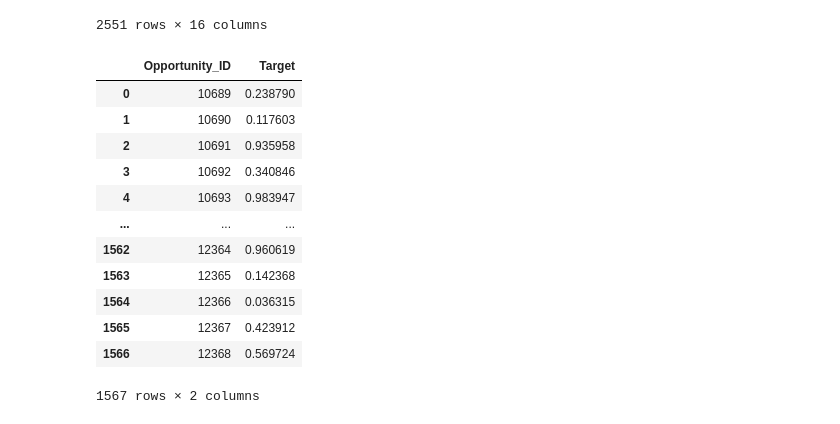
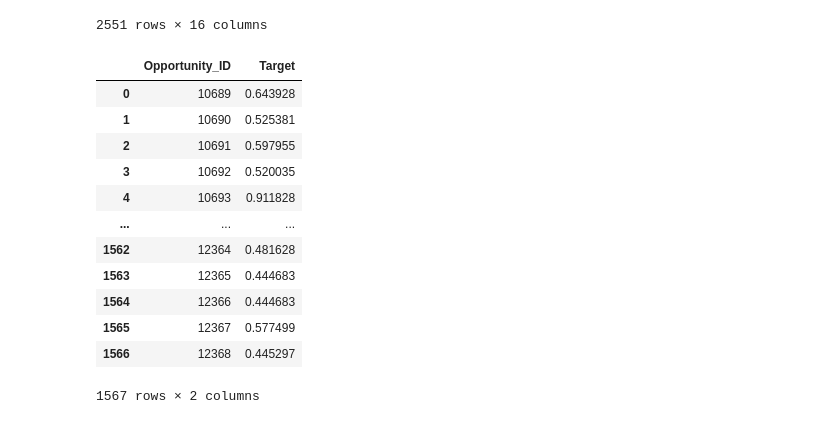
Before and after one commit to manulon/OrgaDatosTP2, a Jupyter notebook: XGBoost-NuevoDeCeroPostAnalisis.ipynb, the cells around one changed output. Drawn from its saved outputs; the diff is of its cells as text; code cells hidden in the pictures.

```diff
--- a/XGBoost-NuevoDeCeroPostAnalisis.ipynb
+++ b/XGBoost-NuevoDeCeroPostAnalisis.ipynb
@@ -286,19 +286,19 @@ oportunidades
 12642 rows × 17 columns
 # %%
 params ={
- 'alpha': 0.0001,
+ #'alpha': 0.0001,
  'colsample_bytree': 0.7999999999999999,
- 'gamma': 0.15000000000000002,
+ #'gamma': 0.15000000000000002,
  'learning_rate': 0.02,
- 'max_depth': 7,
+ 'max_depth': 4,
  'subsample': 0.8999999999999999}
 
 xg_reg = xgb.XGBRegressor(objective='binary:logistic',
                          n_estimators = 25,
                          eval_metric='logloss',
-                         alpha = params['alpha'],
+                         #alpha = params['alpha'],
                          colsample_bytree = params['colsample_bytree'],
-                         gamma = params['gamma'],
+                         #gamma = params['gamma'],
                          max_depth = params['max_depth'],
                          subsample = params['subsample'],
                          eval_metrics = 'logloss')
@@ -307,12 +307,12 @@ x_train = oportunidades.groupby('Opportunity_ID').agg({
                                  'Total_Amount':'sum',
                                  'Total_Taxable_Amount':'mean',\
                                  'Encoding_Source': lambda x:x.value_counts().index[0],
-                                 #'Currency_Es_JPY_O_AUD':'mean',
-                                 #'Region_Es_APAC':'mean',\
+                                 'Currency_Es_JPY_O_AUD':'mean',
+                                 'Region_Es_APAC':'mean',\
                                  #'APAC':'mean','EMEA':'mean','Americas':'mean',
                                  'Encoding_Territory':'mean',
                                  'Diferencia_Amounts':'mean',
-                                 #'TRF_Mayor_A_0':'mean',\
+                                 'TRF_Mayor_A_0':'mean',\
                                  'Encoding_Prod_Family':'mean','Encoding_Prod_Name':'mean','Encoding_Account_Name':'mean',\
                                  'Encoding_Opportunity_Owner':'mean','Encoding_Account_Owner':'mean','Encoding_Account_Type':'mean',\
                                   'Encoding_Opportunity_Type':'mean'})
@@ -501,39 +499,39 @@ oportunidades
 # %%
 x_test = oportunidades.groupby('Opportunity_ID').agg({
                                  'Total_Amount':'sum',
                                  'Total_Taxable_Amount':'mean',\
                                  'Encoding_Source': lambda x:x.value_counts().index[0],
-                                 #'Currency_Es_JPY_O_AUD':'mean',
-                                 #'Region_Es_APAC':'mean',\
+                                 'Currency_Es_JPY_O_AUD':'mean',
+                                 'Region_Es_APAC':'mean',\
                                  #'APAC':'mean','EMEA':'mean','Americas':'mean',
                                  'Encoding_Territory':'mean',
                                  'Diferencia_Amounts':'mean',
-                                 #'TRF_Mayor_A_0':'mean',\
+                                 'TRF_Mayor_A_0':'mean',\
                                  'Encoding_Prod_Family':'mean','Encoding_Prod_Name':'mean','Encoding_Account_Name':'mean',\
                                  'Encoding_Opportunity_Owner':'mean','Encoding_Account_Owner':'mean','Encoding_Account_Type':'mean',\
                                  'Encoding_Opportunity_Type':'mean'})
 
 predictions = xg_reg.predict(x_test)
 x_test = x_test.reset_index()
 serie1 = pd.DataFrame(x_test['Opportunity_ID'])
 serie2 = pd.DataFrame(predictions)
 df = pd.DataFrame(serie1)
 df['Target'] = serie2
 df.columns = ['Opportunity_ID', 'Target']
 df
 # %% [output]
 |  | Opportunity_ID | Target |
-| 0 | 10689 | 0.238790 |
-| 1 | 10690 | 0.117603 |
-| 2 | 10691 | 0.935958 |
-| 3 | 10692 | 0.340846 |
-| 4 | 10693 | 0.983947 |
+| 0 | 10689 | 0.643928 |
+| 1 | 10690 | 0.525381 |
+| 2 | 10691 | 0.597955 |
+| 3 | 10692 | 0.520035 |
+| 4 | 10693 | 0.911828 |
 | ... | ... | ... |
-| 1562 | 12364 | 0.960619 |
-| 1563 | 12365 | 0.142368 |
-| 1564 | 12366 | 0.036315 |
-| 1565 | 12367 | 0.423912 |
-| 1566 | 12368 | 0.569724 |
+| 1562 | 12364 | 0.481628 |
+| 1563 | 12365 | 0.444683 |
+| 1564 | 12366 | 0.444683 |
+| 1565 | 12367 | 0.577499 |
+| 1566 | 12368 | 0.445297 |
 1567 rows × 2 columns
 # %%
 df.to_csv("Predicciones.csv", index=False)
```
Also changed, not shown: parts of 5 cells of this notebook, 9 other files.
